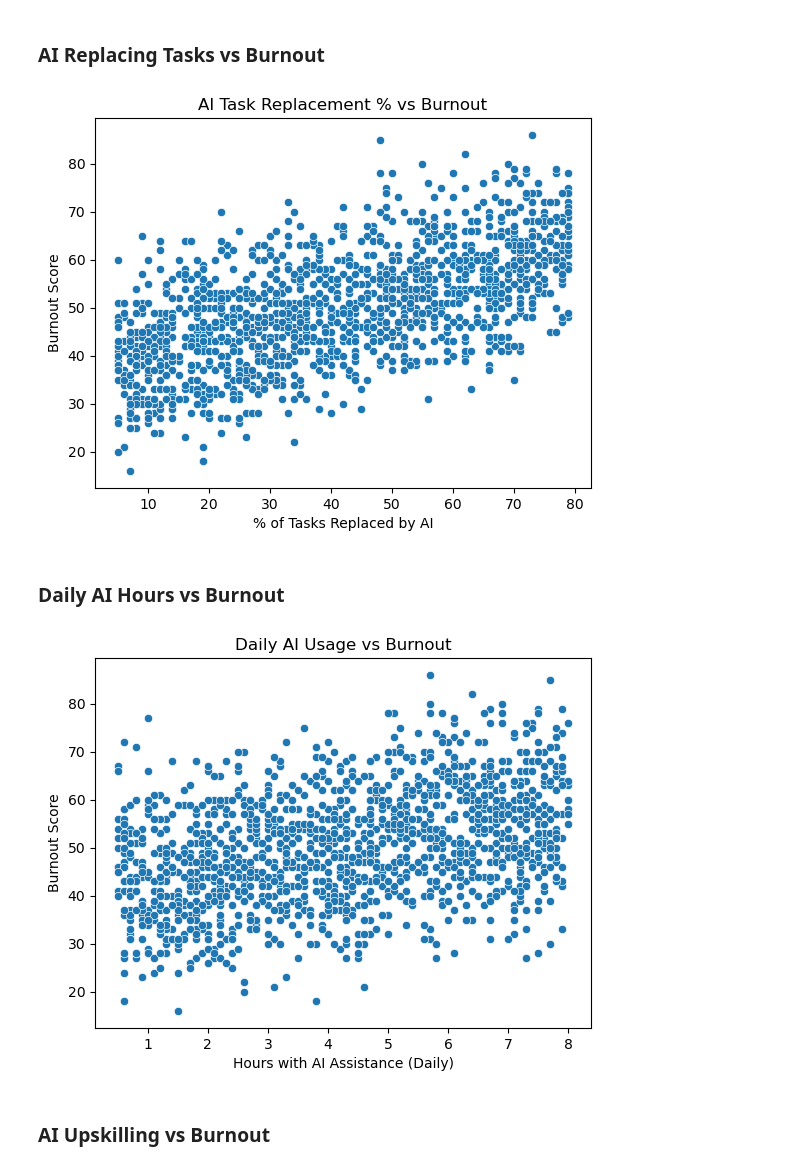
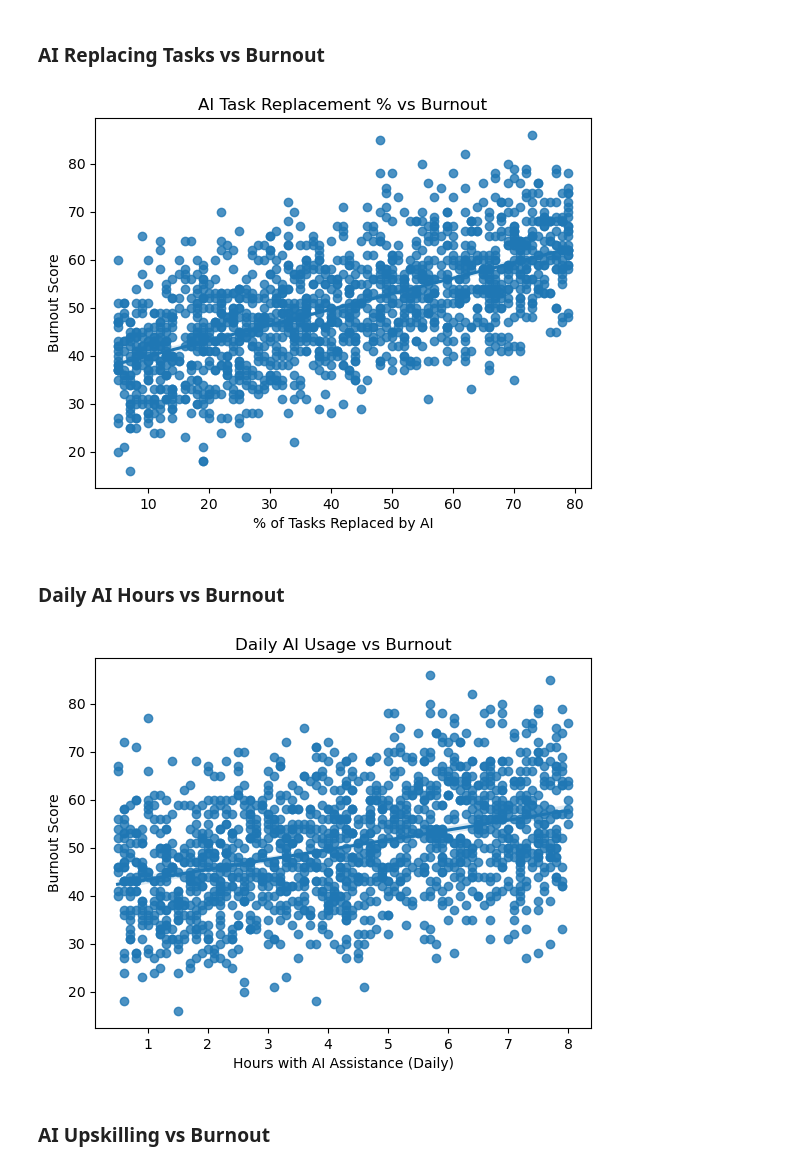
Before and after one commit to madisonengebose/CSC2621-FinalProject-ZoeMadison, a Jupyter notebook: FinalProject.ipynb, the cells around one changed output. Saved outputs shown, nothing was run; the diff lists cells and outputs as text; code cells hidden in the pictures.

```diff
--- a/FinalProject.ipynb
+++ b/FinalProject.ipynb
@@ -158,23 +135,25 @@ plt.show()
 # %% [markdown]
 ### AI Replacing Tasks vs Burnout
 # %%
-sns.scatterplot(x="ai_replaces_my_tasks_pct", y="burnout_score", data=df)
+plt.figure()
+sns.regplot(x="ai_replaces_my_tasks_pct", y="burnout_score", data=df)
 plt.title("AI Task Replacement % vs Burnout")
 plt.xlabel("% of Tasks Replaced by AI")
 plt.ylabel("Burnout Score")
 plt.show()
 # %% [output]
-[figure, old version]
+[figure, new version]
 # %% [markdown]
 ### Daily AI Hours vs Burnout
 # %%
-sns.scatterplot(x="hours_with_ai_assistance_daily", y="burnout_score", data=df)
+plt.figure()
+sns.regplot(x="hours_with_ai_assistance_daily", y="burnout_score", data=df)
 plt.title("Daily AI Usage vs Burnout")
 plt.xlabel("Hours with AI Assistance (Daily)")
 plt.ylabel("Burnout Score")
 plt.show()
 # %% [output]
-[figure, old version]
+[figure, new version]
 # %% [markdown]
 ### AI Upskilling vs Burnout
 # %%
```
Also changed, not shown: parts of 49 cells of this notebook.
